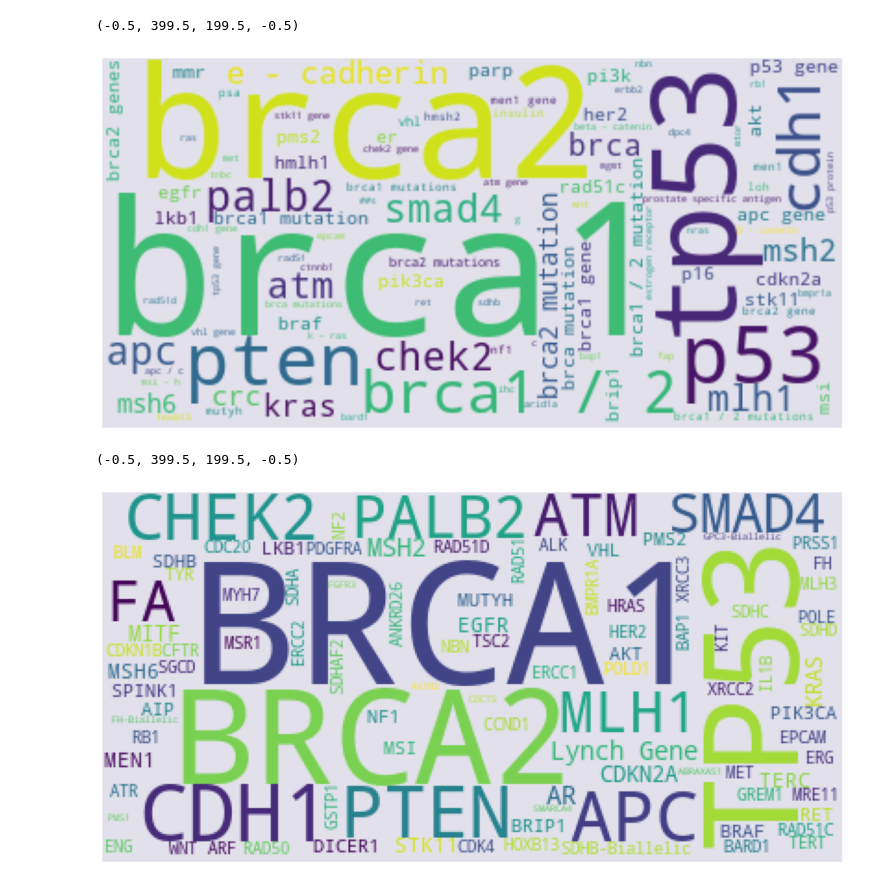
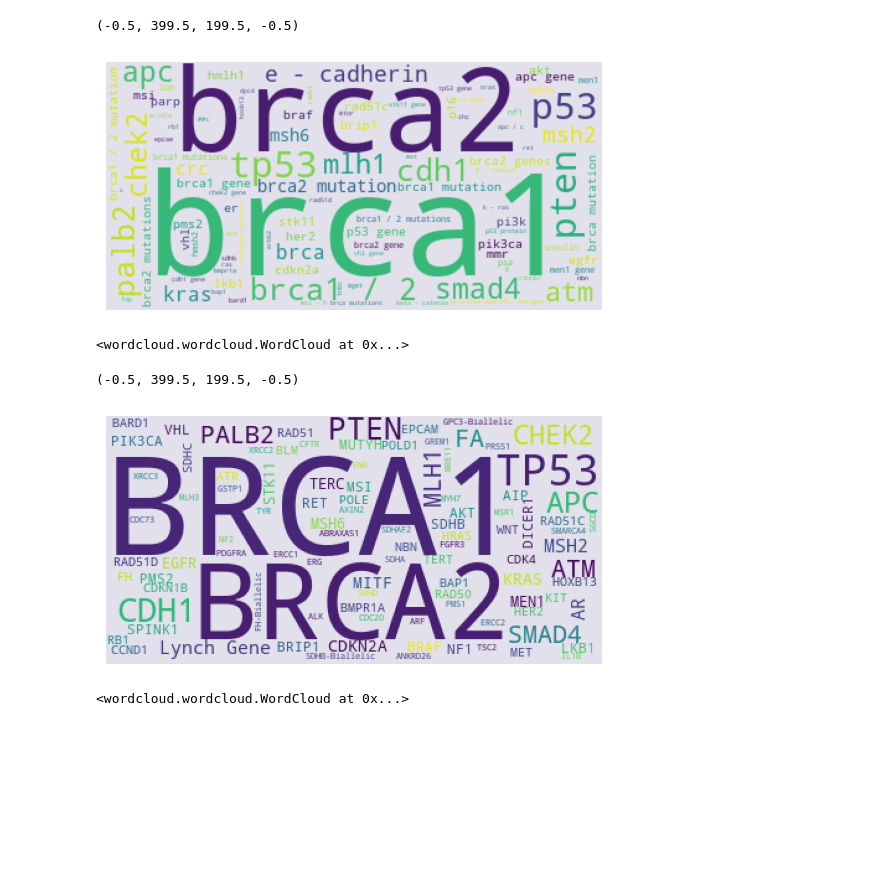
Before and after one commit to arm-diaz/Bio-Germline-Diseases-BERT-NER, a Jupyter notebook: charts/chart-wordcloud.ipynb, the cells around one changed output. Saved outputs shown, nothing was run; the diff lists cells and outputs as text; code cells hidden in the pictures; blank space fills up the shorter version.

Commit message:
word cloud images

```diff
--- a/charts/chart-wordcloud.ipynb
+++ b/charts/chart-wordcloud.ipynb
@@ -16,27 +16,31 @@ diseases_ner_dis_words = Counter(diseases_df[diseases_df["diseases"].notnull()][
 
 wordcloud = WordCloud(background_color="#e2e1eb", max_words=100).generate_from_frequencies(gene_ner_words)
 
-plt.figure(figsize=(15,8))
+#plt.figure(figsize=(15,8))
 plt.imshow(wordcloud, interpolation='bilinear')
 plt.axis("off")
 # %% [output]
 (-0.5, 399.5, 199.5, -0.5)
-[figure, old version]
+[figure, new version]
 # %%
 # store to file
-wordcloud.to_file("wordCloud.png")
+wordcloud.to_file("../images/wordCloudGene.png")
+# %% [output]
+<wordcloud.wordcloud.WordCloud at 0x...>
 # %%
 wordcloud = WordCloud(background_color="#e2e1eb", max_words=100).generate_from_frequencies(gene_ner_dis_words)
 
-plt.figure(figsize=(15,8))
+#plt.figure(figsize=(15,8))
 plt.imshow(wordcloud)
 plt.axis("off")
 # %% [output]
 (-0.5, 399.5, 199.5, -0.5)
-[figure, old version]
+[figure, new version]
 # %%
 # store to file
-wordcloud.to_file("wordCloud.png")
+wordcloud.to_file("../images/wordCloudDisambiguatedGene.png")
+# %% [output]
+<wordcloud.wordcloud.WordCloud at 0x...>
 # %%
 wordcloud = WordCloud(background_color="#e2e1eb", max_words=100).generate_from_frequencies(diseases_ner_words)
 
```
Also changed, not shown: parts of 4 cells of this notebook, 5 other files.
